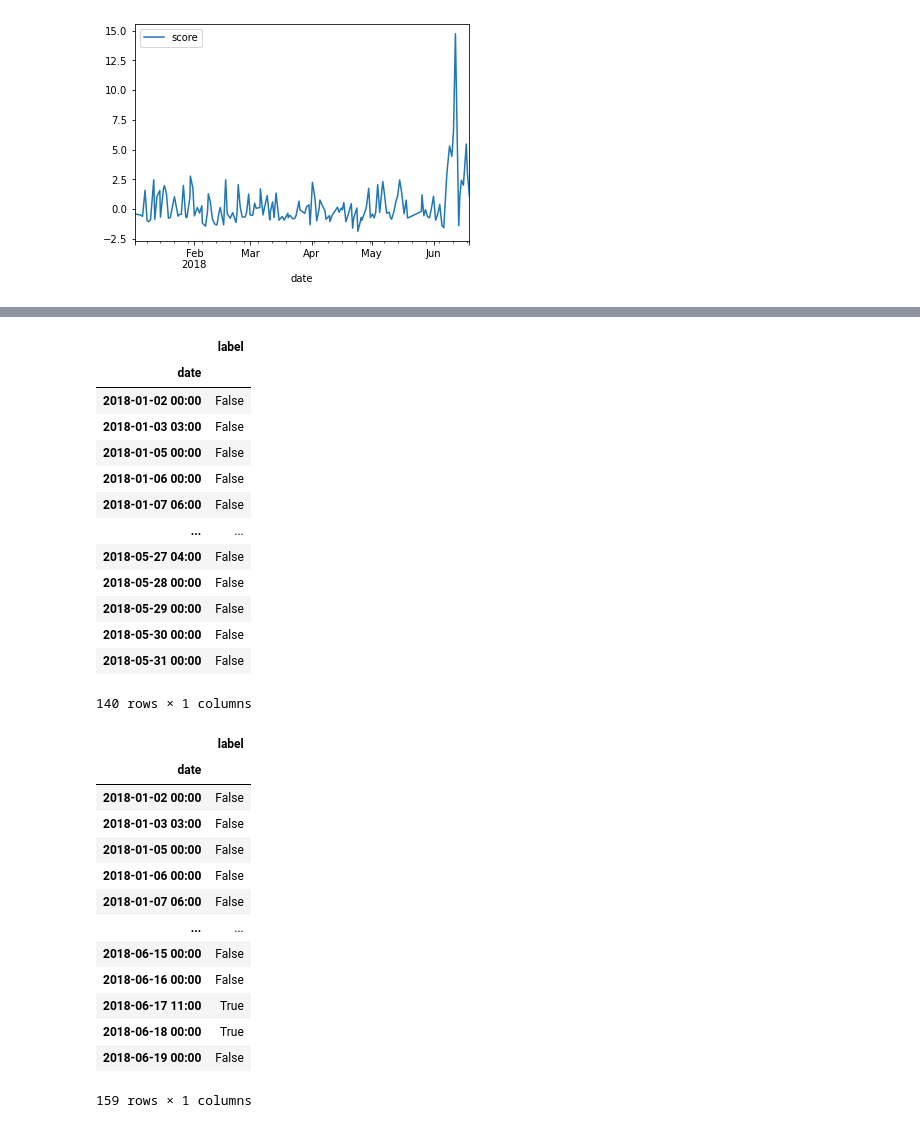
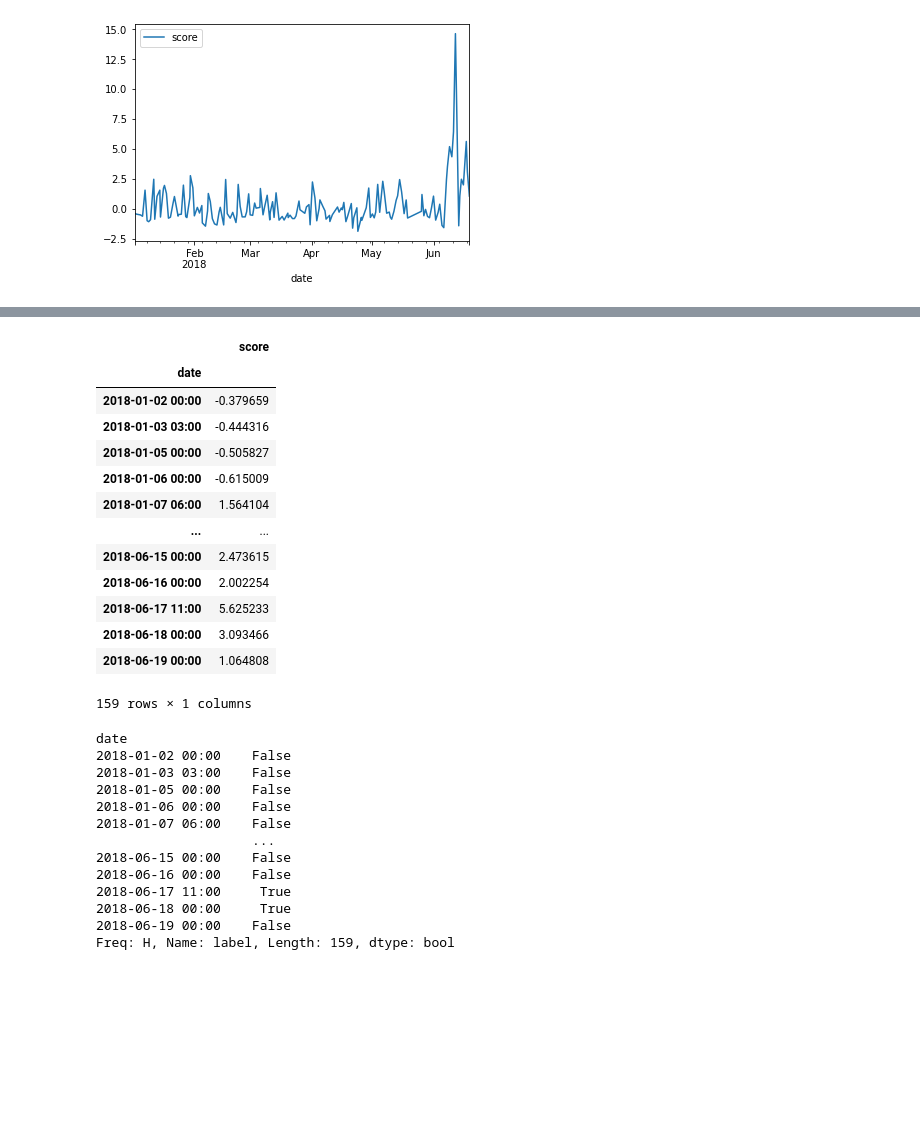
Before and after one commit to AiZhanghan/gearbox-fault-detection, a Jupyter notebook: code/train/san_tang_hu/29.ipynb, the cells around one changed output, grey strips where cells are left out. Cells and saved outputs as stored; diff of their text form; code cells hidden in the pictures; blank space fills up the shorter version.

```diff
--- a/code/train/san_tang_hu/29.ipynb
+++ b/code/train/san_tang_hu/29.ipynb
@@ -127,2 +128,0 @@ anomaly_scores[anomaly_scores.score > 4]
-# %%
-detector.label.rename(columns={"score": "label"}, inplace=True)
@@ -129,34 +141,39 @@ detector.label.rename(columns={"score": "label"}, inplace=True)
+# %%
+anomaly_scores_train = detector.decision_scores
+anomaly_scores_test = anomaly_scores
+# %%
+label_train = detector.label
+label_test = detector.predict(feature_test)
+# %%
+anomaly_scores_test.loc[(label_test == True).index]
+# %% [output]
+|  | score |
+| date |  |
+| 2018-01-02 00:00 | -0.379659 |
+| 2018-01-03 03:00 | -0.444316 |
+| 2018-01-05 00:00 | -0.505827 |
+| 2018-01-06 00:00 | -0.615009 |
+| 2018-01-07 06:00 | 1.564104 |
+| ... | ... |
+| 2018-06-15 00:00 | 2.473615 |
+| 2018-06-16 00:00 | 2.002254 |
+| 2018-06-17 11:00 | 5.625233 |
+| 2018-06-18 00:00 | 3.093466 |
+| 2018-06-19 00:00 | 1.064808 |
+159 rows × 1 columns
 # %%
-detector.label
+label_test.label
 # %% [output]
-|  | label |
-| date |  |
-| 2018-01-02 00:00 | False |
-| 2018-01-03 03:00 | False |
-| 2018-01-05 00:00 | False |
-| 2018-01-06 00:00 | False |
-| 2018-01-07 06:00 | False |
-| ... | ... |
-| 2018-05-27 04:00 | False |
-| 2018-05-28 00:00 | False |
-| 2018-05-29 00:00 | False |
-| 2018-05-30 00:00 | False |
-| 2018-05-31 00:00 | False |
-140 rows × 1 columns
+date
+2018-01-02 00:00    False
+2018-01-03 03:00    False
+2018-01-05 00:00    False
+2018-01-06 00:00    False
+2018-01-07 06:00    False
+                    ...
+2018-06-15 00:00    False
+2018-06-16 00:00    False
+2018-06-17 11:00     True
+2018-06-18 00:00     True
+2018-06-19 00:00    False
+Freq: H, Name: label, Length: 159, dtype: bool
-# %%
-detector.predict(feature_test)
-# %% [output]
-|  | label |
-| date |  |
-| 2018-01-02 00:00 | False |
-| 2018-01-03 03:00 | False |
-| 2018-01-05 00:00 | False |
-| 2018-01-06 00:00 | False |
-| 2018-01-07 06:00 | False |
-| ... | ... |
-| 2018-06-15 00:00 | False |
-| 2018-06-16 00:00 | False |
-| 2018-06-17 11:00 | True |
-| 2018-06-18 00:00 | True |
-| 2018-06-19 00:00 | False |
-159 rows × 1 columns
```
Also changed, not shown: parts of 14 cells of this notebook, 2 other files.
